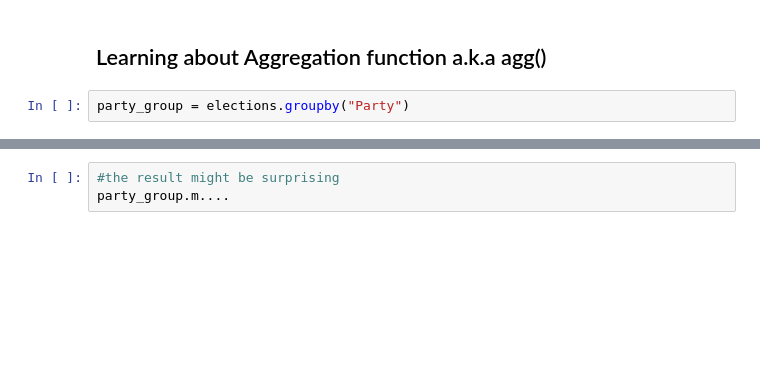
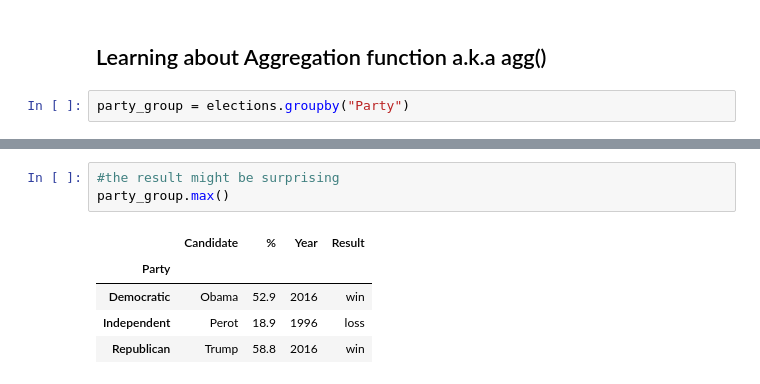
Before and after one commit to PranavBhasin001/DataScienceSkills, a Jupyter notebook: dss_decal_fa_19/lab00/Lecture_3_Elections_demo.ipynb, the cells around one changed output, grey strips where cells are left out. Saved outputs shown, nothing was run; the diff lists cells and outputs as text; blank space fills up the shorter version.

```diff
--- a/dss_decal_fa_19/lab00/Lecture_3_Elections_demo.ipynb
+++ b/dss_decal_fa_19/lab00/Lecture_3_Elections_demo.ipynb
@@ -61,5 +86,11 @@ type(party_group)
 # %%
 #the result might be surprising
-party_group.m....
+party_group.max()
+# %% [output]
+|  | Candidate | % | Year | Result |
+| Party |  |  |  |  |
+| Democratic | Obama | 52.9 | 2016 | win |
+| Independent | Perot | 18.9 | 1996 | loss |
+| Republican | Trump | 58.8 | 2016 | win |
 # %%
 #maximum percentage for each group
```
Also changed, not shown: parts of 34 cells of this notebook.
